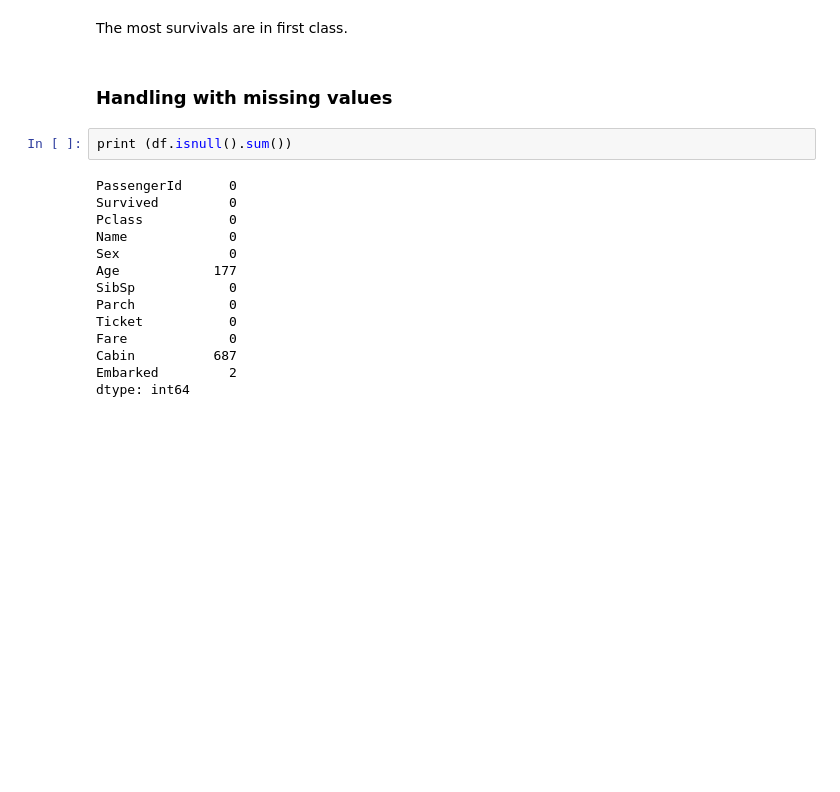
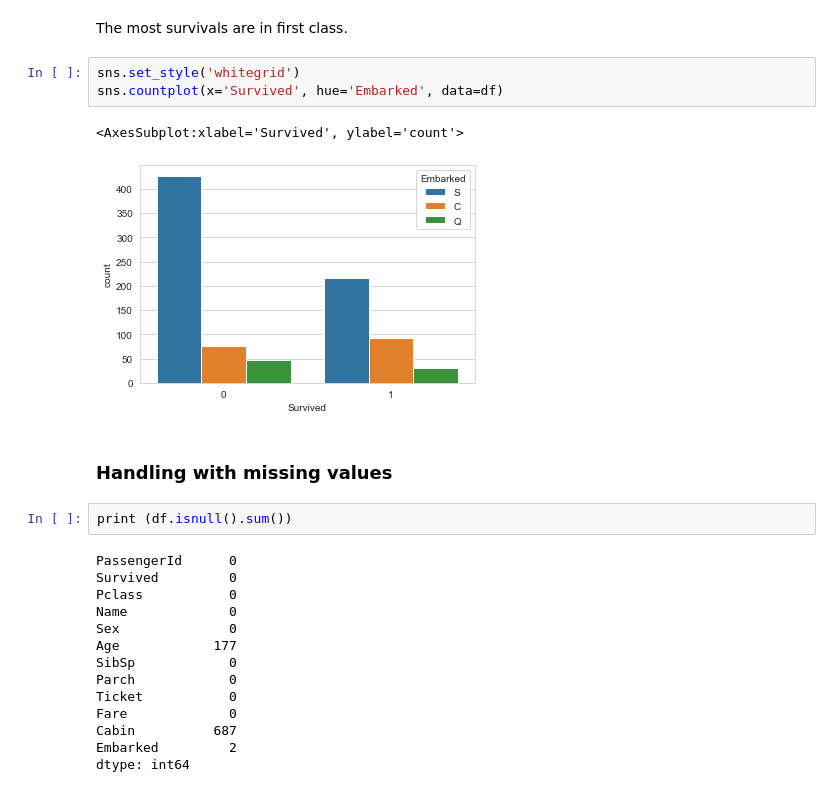
Before and after one commit to HygorSantiago/GEIA, a Jupyter notebook: Gustavo Romão/Final.ipynb, the cells around one changed output. Cells and saved outputs as stored; diff of their text form; blank space fills up the shorter version.

```diff
--- a/Gustavo Romão/Final.ipynb
+++ b/Gustavo Romão/Final.ipynb
@@ -90,5 +103,11 @@ sns.countplot(x='Survived', hue='Pclass', data=df)
 # %% [markdown]
 The most survivals are in first class.
+# %%
+sns.set_style('whitegrid')
+sns.countplot(x='Survived', hue='Embarked', data=df)
+# %% [output]
+<AxesSubplot:xlabel='Survived', ylabel='count'>
+[figure, added]
 # %% [markdown]
 ### Handling with missing values
 # %%
```
Also changed, not shown: parts of 17 cells of this notebook.
